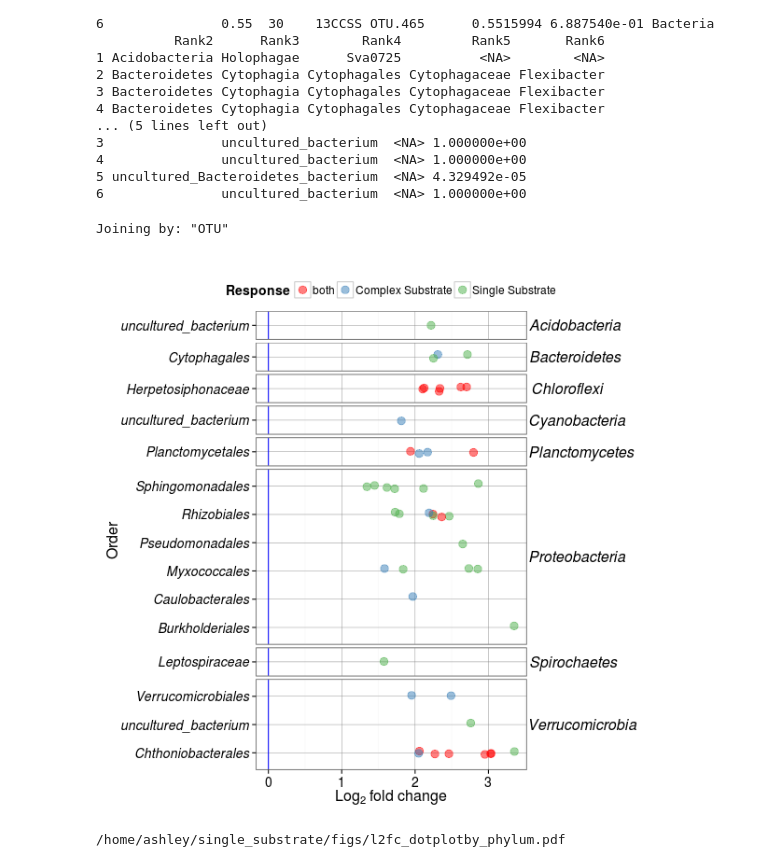
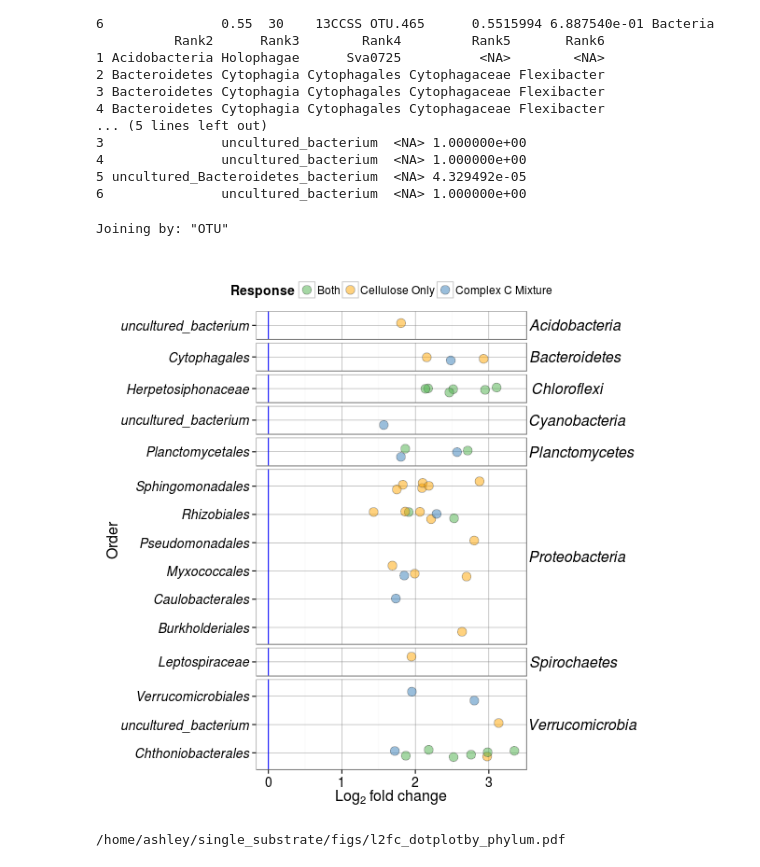
Before and after one commit to acampbellina/single_substrate, a Jupyter notebook: Responders_by_phylum.ipynb, the cells around one changed output. Saved outputs shown, nothing was run; the diff lists cells and outputs as text; code cells hidden in the pictures.

Commit message:
treatment color change

```diff
--- a/Responders_by_phylum.ipynb
+++ b/Responders_by_phylum.ipynb
@@ -40,7 +40,7 @@ df.rspndrs = read.csv("data/l2fc_table.csv") %>%
     spread(Treatment, minP)
 
 rspnse = function(x) {
-    ifelse(sum(x <= FDR, na.rm = TRUE) == 2, "both", ifelse(!is.na(x[1]), "Single Substrate", "Complex Substrate"))
+    ifelse(sum(x <= FDR, na.rm = TRUE) == 2, "Both", ifelse(!is.na(x[1]), "Cellulose Only", "Complex C Mixture"))
 }
 
 df.rspndrs$rspnse = apply(df.rspndrs[,c("13CCSS", "13CCPS")], 1, rspnse)
@@ -91,7 +88,7 @@ head(df_all)
 # %%
 %%R -h 600 -w 600
 
-colours = c("red", "#377eb8", "#4daf4a")
+colours = c("#4daf4a", "orange", "#377eb8")
 
 FDR = 0.10
 
@@ -100,38 +97,38 @@ d = df_all %>%
     select(OTU, Rank2, Rank3, Rank4, log2FoldChange, padj) %>%
     filter(padj <= FDR)
 
 d = left_join(d, df.rspndrs)
 
-p = ggplot(d, aes(y = Rank4, x = log2FoldChange, color = rspnse))
+p = ggplot(d, aes(y = Rank4, x = log2FoldChange, fill = rspnse))
 
-p = p + geom_point(size = 6, shape = 20, alpha = 0.5, position = position_jitter(h = 0.10))
+p = p + geom_point(size = 4.5, shape = 21, alpha = 0.5, position = position_jitter(h = 0.2), color = "gray33")
 
 p = p + facet_grid(Rank2 ~ ., scales = "free_y", space = "free")
 
 p = p + geom_vline(xintercept = 0, color = "blue")
 
-p = p + scale_color_manual(values = colours, na.value = "black")
+p = p + scale_fill_manual(values = colours, na.value = "black")
 
 p = p + theme_bw()
 
-p = p + labs(x = expression(paste(Log[2]," fold change",sep="")), y = "Order", color = "Response")
+p = p + labs(x = expression(paste(Log[2]," fold change",sep="")), y = "Order", fill = "Response")
 
 p = p + theme(axis.text.y = element_text(size = 14, face = "italic"),
               axis.text.x = element_text(size = 14),
               axis.title = element_text(size = 16),
               strip.text.y = element_text(angle = 0, hjust = 0.1, size = 16, face = "italic"),
               strip.background = element_blank(),
               panel.grid.major = element_line(colour = "#808080"),
               legend.position = "top",
               legend.title = element_text(size = 14),
               legend.text = element_text(size = 12))
 
 p.fc = p
 
 p.fc
 # %% [output]
 Joining by: "OTU"
-[figure, old version]
+[figure, new version]
 # %%
 %%R
 ggsave("figs/l2fc_dotplotby_phylum.pdf", p.fc, h = 10, w = 8)
```
Also changed, not shown: parts of 2 cells of this notebook, 2 other files.
